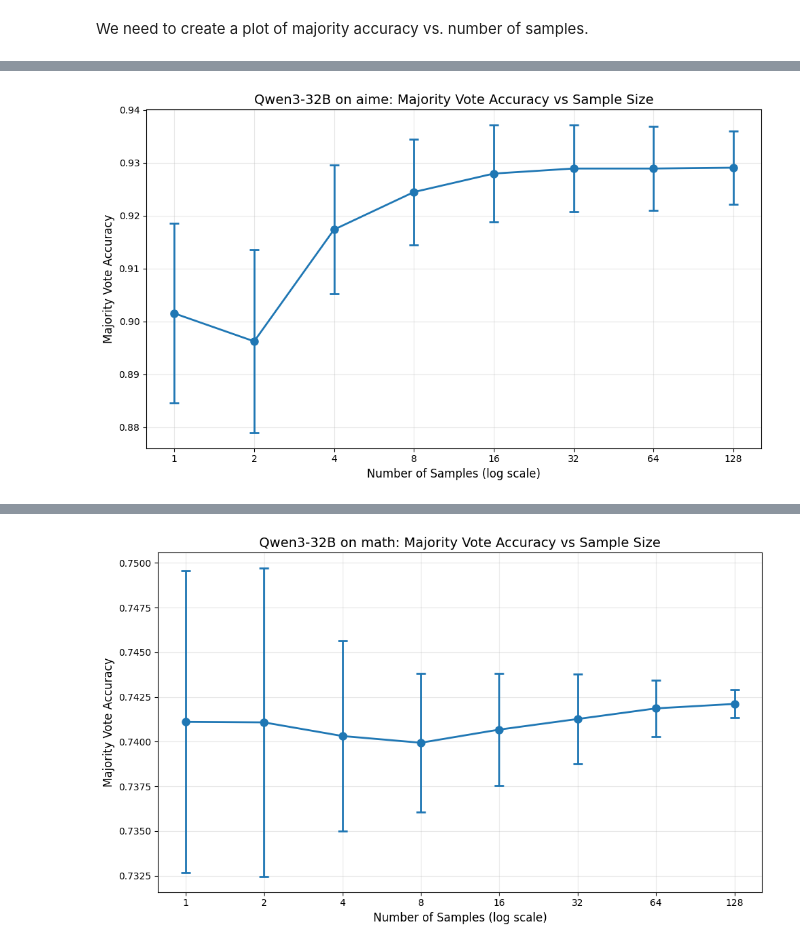
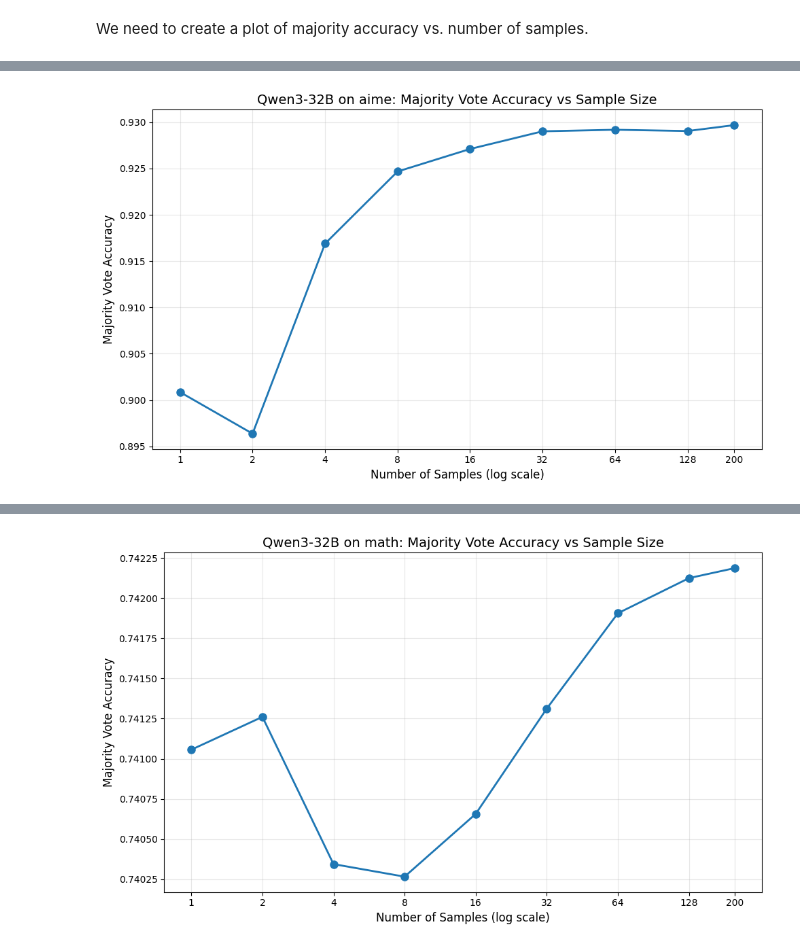
Before and after one commit to jlkazdan/KoyejoLab-SPA, a Jupyter notebook: jessica_playground/analyze_128_run.ipynb, the cells around one changed output, grey strips where cells are left out. Saved outputs shown, nothing was run; the diff lists cells and outputs as text; code cells hidden in the pictures.

```diff
--- a/jessica_playground/analyze_128_run.ipynb
+++ b/jessica_playground/analyze_128_run.ipynb
@@ -95,6 +96,7 @@ import pandas as pd
 import numpy as np
 from collections import Counter
 import matplotlib.pyplot as plt
+
 
 def get_majority_vote(predictions):
     """Get majority vote, ignoring empty/NaN predictions."""
@@ -103,6 +105,23 @@ def get_majority_vote(predictions):
         return None
     counts = Counter(valid_preds)
     return counts.most_common(1)[0][0]
+
+def get_true_majority_accuracy(df):
+    """Compute actual majority vote accuracy using all samples per question."""
+    correct = 0
+    total = 0
+
+    for qid, group in df.groupby("qid"):
+        gold = group["gold"].iloc[0]
+        preds = group["pred"].tolist()
+
+        majority = get_majority_vote(preds)
+        if majority is not None:
+            correct += (majority == gold)
+            total += 1
+    print(f"total is {total}")
+    return correct / total if total > 0 else 0
+
 
 def bootstrap_majority_accuracy(df, n_samples, n_bootstrap=500):
     """
@@ -132,8 +151,7 @@ def bootstrap_majority_accuracy(df, n_samples, n_bootstrap=500):
     return np.mean(accuracies), np.std(accuracies), np.percentile(accuracies, [5, 95])
 
 def plot(dataset):
-# Sample sizes to test
-    sample_sizes = [1, 2, 4, 8, 16, 32, 64, 128]
+    sample_sizes = [1, 2, 4, 8, 16, 32, 64, 128, 200]
     df: pd.DataFrame = pd.DataFrame()
 
     if dataset == "aime":
@@ -142,35 +160,44 @@ def plot(dataset):
         df = math_df
 
     print(f"DATASET: {dataset}")
+    print(f"Number of unique questions: {df['qid'].nunique()}")
+    print(f"Samples per question: {len(df) // df['qid'].nunique()}")
+
     results = []
     for n in sample_sizes:
-        mean_acc, std_acc, ci = bootstrap_majority_accuracy(df, n, n_bootstrap=500)
-        results.append({
-            "n_samples": n,
-            "mean_accuracy": mean_acc,
-            "std": std_acc,
-            "ci_low": ci[0],
-            "ci_high": ci[1]
-        })
-        print(f"n={n:3d}: accuracy = {mean_acc:.4f} ± {std_acc:.4f}")
+        if n == 200:
+            # Exact computation for full sample size (no bootstrap)
+            true_acc = get_true_majority_accuracy(df)
+            results.append({
+                "n_samples": n,
+                "mean_accuracy": true_acc,
+                "std": 0,
+                "ci_low": true_acc,
+                "ci_high": true_acc
+            })
+            print(f"n={n:3d}: accuracy = {true_acc:.4f} (exact)")
+        else:
+            # Bootstrap for smaller sample sizes
+            mean_acc, std_acc, ci = bootstrap_majority_accuracy(df, n, n_bootstrap=500)
+            results.append({
+                "n_samples": n,
+                "mean_accuracy": mean_acc,
+                "std": std_acc,
+                "ci_low": ci[0],
+                "ci_high": ci[1]
+            })
+            print(f"n={n:3d}: accuracy = {mean_acc:.4f} ± {std_acc:.4f}")
 
     results_df = pd.DataFrame(results)
 
     # Plot
     plt.figure(figsize=(10, 6))
-    # plt.errorbar(
-    #     results_df["n_samples"],
-    #     results_df["mean_accuracy"],
-    #     yerr=[results_df["mean_accuracy"] - results_df["ci_low"],
-    #         results_df["ci_high"] - results_df["mean_accuracy"]],
-    #     marker='o', capsize=5, capthick=2, linewidth=2, markersize=8
-    # )
     plt.errorbar(
-    results_df["n_samples"],
-    results_df["mean_accuracy"],
-    yerr=results_df["std"],  # simpler, always non-negative
-    marker='o', capsize=5, capthick=2, linewidth=2, markersize=8
-)
+        results_df["n_samples"],
+        results_df["mean_accuracy"],
+        # yerr=results_df["std"],
+        marker='o', capsize=5, capthick=2, linewidth=2, markersize=8
+    )
     plt.xscale("log", base=2)
     plt.xlabel("Number of Samples (log scale)", fontsize=12)
     plt.ylabel("Majority Vote Accuracy", fontsize=12)
@@ -178,8 +205,9 @@ def plot(dataset):
     plt.xticks(sample_sizes, sample_sizes)
     plt.grid(True, alpha=0.3)
     plt.tight_layout()
-    plt.savefig("majority_accuracy_vs_samples.png", dpi=150)
+    plt.savefig(f"majority_accuracy_{dataset}.png", dpi=150)
     plt.show()
+
 
 if __name__ == "__main__":
     datasets = ["aime", "math"]
@@ -198,2 +230,2 @@ n=128: accuracy = 0.9290 ± 0.0069
-[figure, old version]
+[figure, new version]
 DATASET: math
@@ -208 +244 @@ n=128: accuracy = 0.7421 ± 0.0008
-[figure, old version]
+[figure, new version]
```
Also changed, not shown: parts of 2 cells of this notebook, 9 other files.
